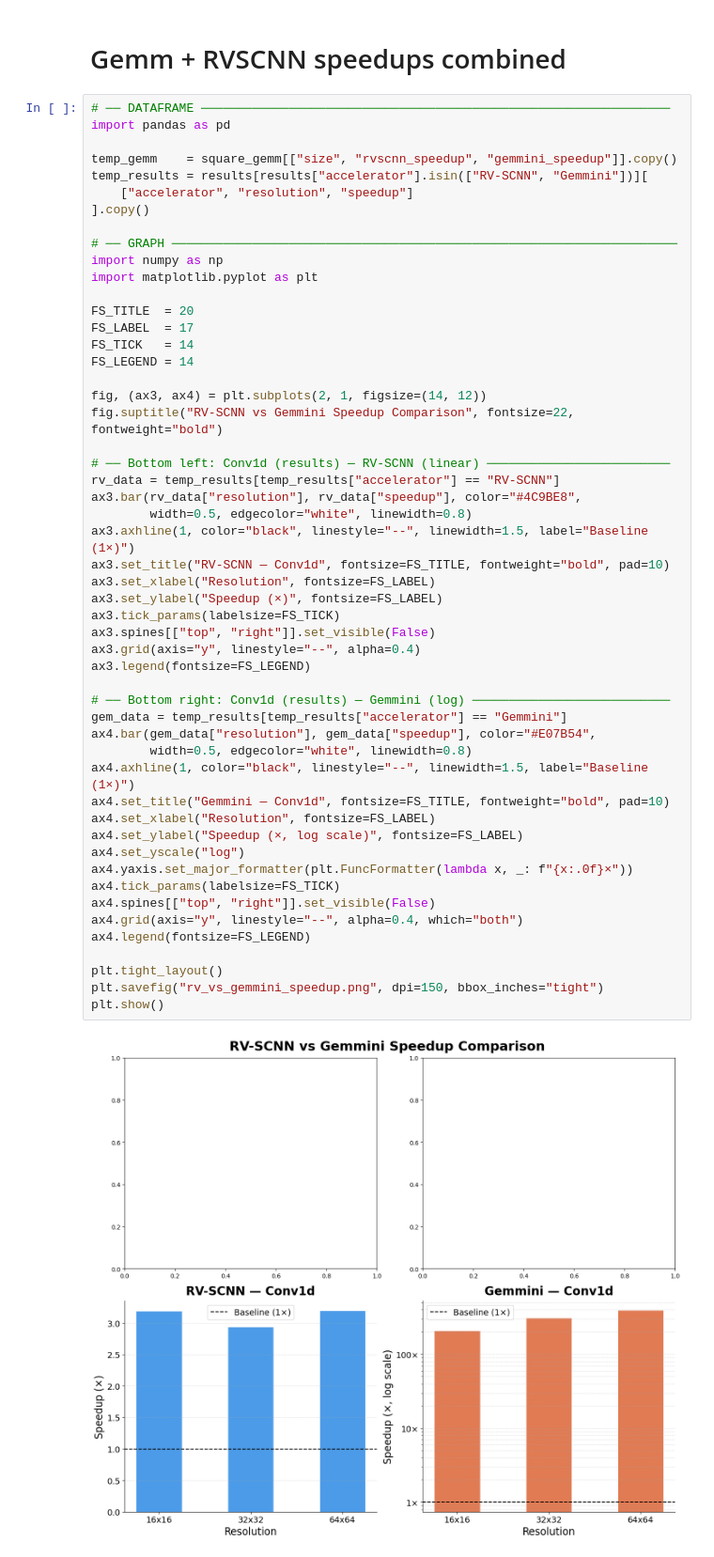
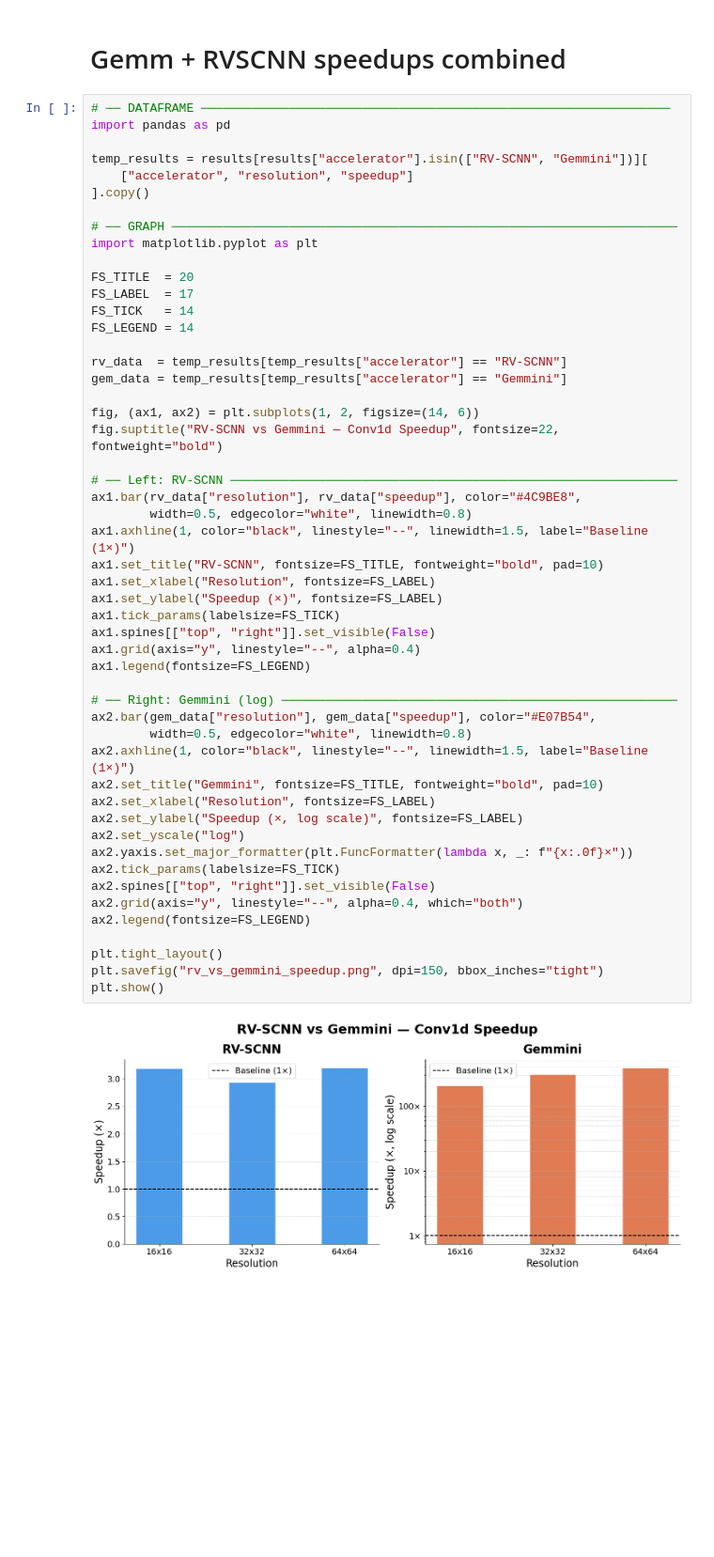
Before and after one commit to juandiegoproch/FNO_acceltests, a Jupyter notebook: graphs.ipynb, the cells around one changed output. Shown at 94% size. Drawn from its saved outputs; the diff is of its cells as text; blank space fills up the shorter version.

```diff
--- a/graphs.ipynb
+++ b/graphs.ipynb
@@ -645,54 +779,53 @@ plt.show()
 # %%
 # ── DATAFRAME ────────────────────────────────────────────────────────────────
 import pandas as pd
 
-temp_gemm    = square_gemm[["size", "rvscnn_speedup", "gemmini_speedup"]].copy()
 temp_results = results[results["accelerator"].isin(["RV-SCNN", "Gemmini"])][
     ["accelerator", "resolution", "speedup"]
 ].copy()
 
 # ── GRAPH ─────────────────────────────────────────────────────────────────────
-import numpy as np
 import matplotlib.pyplot as plt
 
 FS_TITLE  = 20
 FS_LABEL  = 17
 FS_TICK   = 14
 FS_LEGEND = 14
 
-fig, (ax3, ax4) = plt.subplots(2, 1, figsize=(14, 12))
-fig.suptitle("RV-SCNN vs Gemmini Speedup Comparison", fontsize=22, fontweight="bold")
+rv_data  = temp_results[temp_results["accelerator"] == "RV-SCNN"]
+gem_data = temp_results[temp_results["accelerator"] == "Gemmini"]
 
-# ── Bottom left: Conv1d (results) — RV-SCNN (linear) ─────────────────────────
-rv_data = temp_results[temp_results["accelerator"] == "RV-SCNN"]
-ax3.bar(rv_data["resolution"], rv_data["speedup"], color="#4C9BE8",
+fig, (ax1, ax2) = plt.subplots(1, 2, figsize=(14, 6))
+fig.suptitle("RV-SCNN vs Gemmini — Conv1d Speedup", fontsize=22, fontweight="bold")
+
+# ── Left: RV-SCNN ─────────────────────────────────────────────────────────────
+ax1.bar(rv_data["resolution"], rv_data["speedup"], color="#4C9BE8",
         width=0.5, edgecolor="white", linewidth=0.8)
-ax3.axhline(1, color="black", linestyle="--", linewidth=1.5, label="Baseline (1×)")
-ax3.set_title("RV-SCNN — Conv1d", fontsize=FS_TITLE, fontweight="bold", pad=10)
-ax3.set_xlabel("Resolution", fontsize=FS_LABEL)
-ax3.set_ylabel("Speedup (×)", fontsize=FS_LABEL)
-ax3.tick_params(labelsize=FS_TICK)
-ax3.spines[["top", "right"]].set_visible(False)
-ax3.grid(axis="y", linestyle="--", alpha=0.4)
-ax3.legend(fontsize=FS_LEGEND)
+ax1.axhline(1, color="black", linestyle="--", linewidth=1.5, label="Baseline (1×)")
+ax1.set_title("RV-SCNN", fontsize=FS_TITLE, fontweight="bold", pad=10)
+ax1.set_xlabel("Resolution", fontsize=FS_LABEL)
+ax1.set_ylabel("Speedup (×)", fontsize=FS_LABEL)
+ax1.tick_params(labelsize=FS_TICK)
+ax1.spines[["top", "right"]].set_visible(False)
+ax1.grid(axis="y", linestyle="--", alpha=0.4)
+ax1.legend(fontsize=FS_LEGEND)
 
-# ── Bottom right: Conv1d (results) — Gemmini (log) ───────────────────────────
-gem_data = temp_results[temp_results["accelerator"] == "Gemmini"]
-ax4.bar(gem_data["resolution"], gem_data["speedup"], color="#E07B54",
+# ── Right: Gemmini (log) ──────────────────────────────────────────────────────
+ax2.bar(gem_data["resolution"], gem_data["speedup"], color="#E07B54",
         width=0.5, edgecolor="white", linewidth=0.8)
-ax4.axhline(1, color="black", linestyle="--", linewidth=1.5, label="Baseline (1×)")
-ax4.set_title("Gemmini — Conv1d", fontsize=FS_TITLE, fontweight="bold", pad=10)
-ax4.set_xlabel("Resolution", fontsize=FS_LABEL)
-ax4.set_ylabel("Speedup (×, log scale)", fontsize=FS_LABEL)
-ax4.set_yscale("log")
-ax4.yaxis.set_major_formatter(plt.FuncFormatter(lambda x, _: f"{x:.0f}×"))
-ax4.tick_params(labelsize=FS_TICK)
-ax4.spines[["top", "right"]].set_visible(False)
-ax4.grid(axis="y", linestyle="--", alpha=0.4, which="both")
-ax4.legend(fontsize=FS_LEGEND)
+ax2.axhline(1, color="black", linestyle="--", linewidth=1.5, label="Baseline (1×)")
+ax2.set_title("Gemmini", fontsize=FS_TITLE, fontweight="bold", pad=10)
+ax2.set_xlabel("Resolution", fontsize=FS_LABEL)
+ax2.set_ylabel("Speedup (×, log scale)", fontsize=FS_LABEL)
+ax2.set_yscale("log")
+ax2.yaxis.set_major_formatter(plt.FuncFormatter(lambda x, _: f"{x:.0f}×"))
+ax2.tick_params(labelsize=FS_TICK)
+ax2.spines[["top", "right"]].set_visible(False)
+ax2.grid(axis="y", linestyle="--", alpha=0.4, which="both")
+ax2.legend(fontsize=FS_LEGEND)
 
 plt.tight_layout()
 plt.savefig("rv_vs_gemmini_speedup.png", dpi=150, bbox_inches="tight")
 plt.show()
 # %% [output]
-[figure, old version]
+[figure, new version]
```
Also changed, not shown: parts of 2 cells of this notebook, 4 other files.
